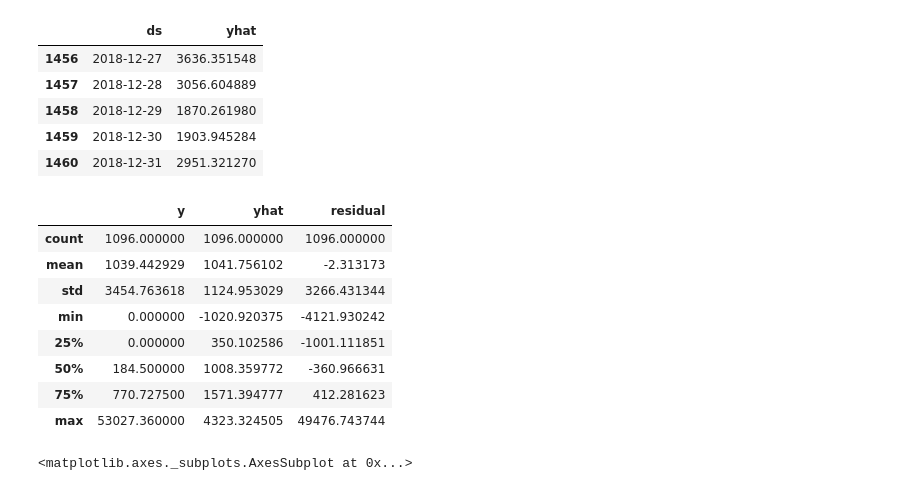
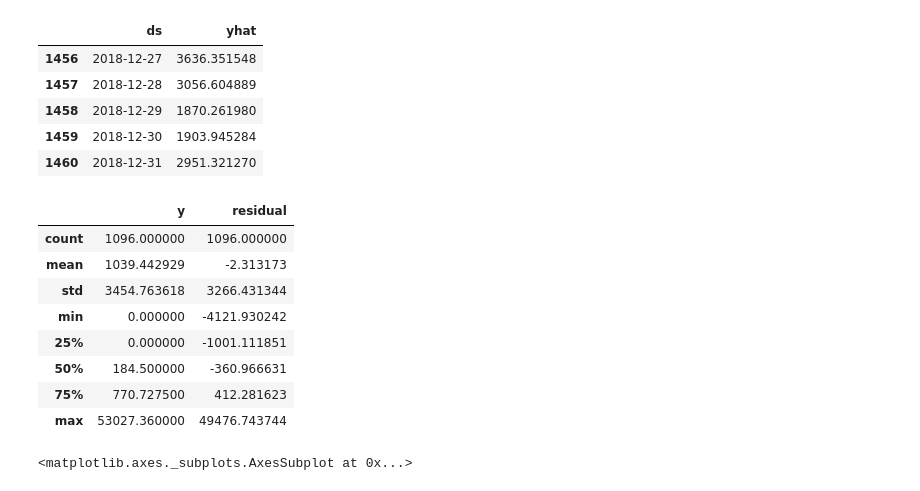
Before and after one commit to FrederikSchorr/berlintafel, a Jupyter notebook: 01-donations_correlations.ipynb, the cells around one changed output. Drawn from its saved outputs; the diff is of its cells as text; code cells hidden in the pictures.

```diff
--- a/01-donations_correlations.ipynb
+++ b/01-donations_correlations.ipynb
@@ -206,17 +206,17 @@ donations_forecast[["ds", "yhat"]].tail()
 donations_residual = pd.merge(left=donations, left_index=True, right=donations_forecast[["yhat"]], right_index=True)
 # %%
 donations_residual["residual"] = donations_residual["y"]-donations_residual["yhat"]
-donations_residual.describe()
+donations_residual[["y", "residual"]].describe()
 # %% [output]
-|  | y | yhat | residual |
-| count | 1096.000000 | 1096.000000 | 1096.000000 |
-| mean | 1039.442929 | 1041.756102 | -2.313173 |
-| std | 3454.763618 | 1124.953029 | 3266.431344 |
-| min | 0.000000 | -1020.920375 | -4121.930242 |
-| 25% | 0.000000 | 350.102586 | -1001.111851 |
-| 50% | 184.500000 | 1008.359772 | -360.966631 |
-| 75% | 770.727500 | 1571.394777 | 412.281623 |
-| max | 53027.360000 | 4323.324505 | 49476.743744 |
+|  | y | residual |
+| count | 1096.000000 | 1096.000000 |
+| mean | 1039.442929 | -2.313173 |
+| std | 3454.763618 | 3266.431344 |
+| min | 0.000000 | -4121.930242 |
+| 25% | 0.000000 | -1001.111851 |
+| 50% | 184.500000 | -360.966631 |
+| 75% | 770.727500 | 412.281623 |
+| max | 53027.360000 | 49476.743744 |
 # %%
 donations_residual.plot(x="ds", y="residual", figsize=(20,10), ylim=(-1000, 5000))
 # %% [output]
```
Also changed, not shown: 4 other files.
